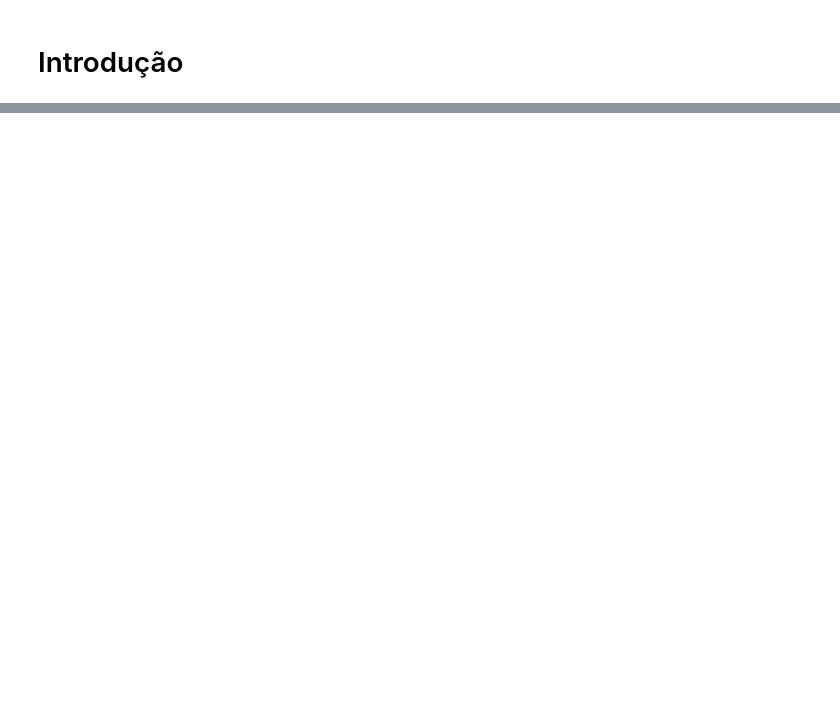
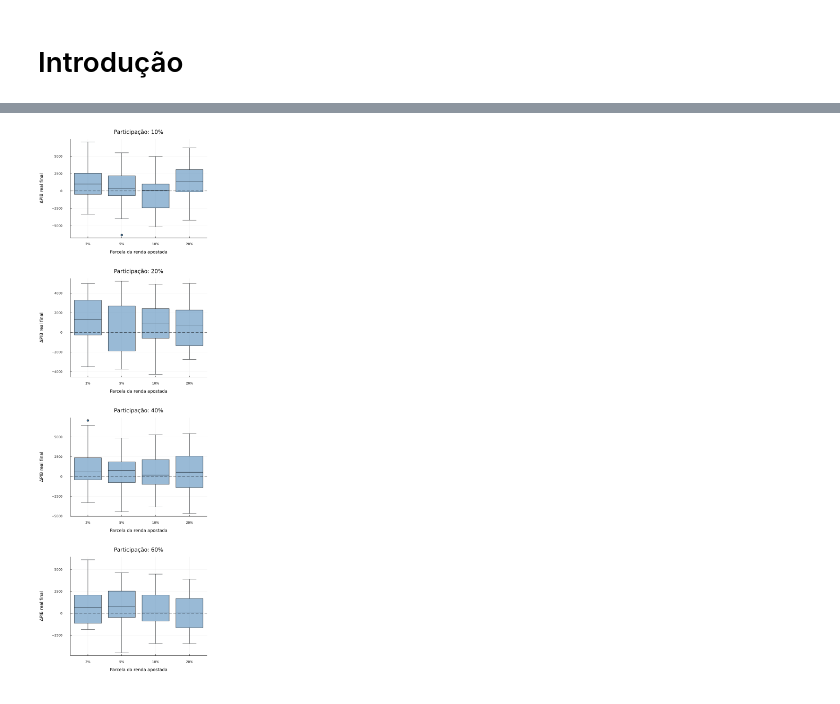
Before and after one commit to danielbandrade/BeforeIT-dba, a Jupyter notebook: dba-studies/gambling-market/exploracao-beforeIT-pt4.ipynb, the cells around one changed output, grey strips where cells are left out. Drawn from its saved outputs; the diff is of its cells as text; code cells hidden in the pictures; blank space fills up the shorter version.

```diff
--- a/dba-studies/gambling-market/exploracao-beforeIT-pt4.ipynb
+++ b/dba-studies/gambling-market/exploracao-beforeIT-pt4.ipynb
@@ -710,0 +368,14 @@ Esses resultados devem ser apresentados como evidência exploratória de 20 pare
+# %%
+study_dir = isfile(joinpath(pwd(), "data", "gambling-grid-period-trace.csv")) ?
+    pwd() : joinpath(pwd(), "dba-studies", "gambling-market")
+trace_path = joinpath(study_dir, "data", "gambling-grid-period-trace.csv")
+results_path = joinpath(study_dir, "data", "gambling-grid-results.csv")
+summary_path = joinpath(study_dir, "data", "gambling-grid-cell-summary.csv")
+@assert all(isfile, [trace_path, results_path, summary_path])
+
+grid_trace = CSV.read(trace_path, DataFrame)
+grid_results = CSV.read(results_path, DataFrame)
+grid_summary = CSV.read(summary_path, DataFrame)
+sort!(grid_trace, [:run, :scenario_id, :period])
+
+(simulacoes = nrow(grid_results), trajetorias = nrow(grid_trace), celulas = 16)
@@ -710,0 +397,56 @@ Esses resultados devem ser apresentados como evidência exploratória de 20 pare
+# %%
+outcome_columns = [
+    :real_gdp, :household_income_gini,
+    :real_household_consumption, :real_government_consumption,
+    :real_capitalformation, :real_exports, :real_imports,
+    :household_domestic_purchase_expenditure,
+    :household_imported_purchase_expenditure,
+    :household_unfilled_purchase_demand,
+    :firm_sales, :firm_profit, :firm_output_realized,
+    :firm_employment_realized, :firm_investment_realized,
+]
+
+baseline_trace = filter(:scenario_id => ==("baseline"), grid_trace)
+treatment_trace = filter(:scenario_id => !=("baseline"), grid_trace)
+baseline_lookup = Dict(
+    (row.run, row.simulation_seed, row.period) => row for row in eachrow(baseline_trace)
+)
+paired = copy(treatment_trace)
+for outcome in outcome_columns
+    delta = Symbol("delta_", String(outcome))
+    paired[!, delta] = [
+        getproperty(row, outcome) - getproperty(baseline_lookup[(row.run, row.simulation_seed, row.period)], outcome)
+        for row in eachrow(treatment_trace)
+    ]
+end
+
+gambling_shares = sort(unique(grid_results.gambling_income_share[grid_results.gambling_income_share .> 0]))
+participation_shares = sort(unique(grid_results.worker_participation_share))
+share_position = Dict(share => index for (index, share) in enumerate(gambling_shares))
+share_labels = ["$(round(Int, 100 * share))%" for share in gambling_shares]
+final_effects = paired[paired.period .== maximum(paired.period), :]
+
+p_gdp_boxes = map(participation_shares) do participation
+    cell = final_effects[final_effects.worker_participation_share .== participation, :]
+    x = [share_position[share] for share in cell.gambling_income_share]
+    p = boxplot(
+        x, cell.delta_real_gdp;
+        xticks = (eachindex(gambling_shares), share_labels),
+        xlabel = "Parcela da renda apostada",
+        ylabel = "ΔPIB real final",
+        title = "Participação: $(round(Int, 100 * participation))%",
+        color = :steelblue, fillalpha = 0.55,
+        outliers = true, legend = false,
+    )
+    hline!(p, [0.0]; color = :black, linestyle = :dash, label = false)
+    p
+end
+
+plot(
+    p_gdp_boxes...;
+    layout = (length(participation_shares), 1), link = :y,
+    size = (650, 2100),
+    left_margin = 18 * Plots.mm, bottom_margin = 12 * Plots.mm,
+)
+# %% [output]
+[figure, added]
```
Also changed, not shown: parts of 47 cells of this notebook, 19 other files.
